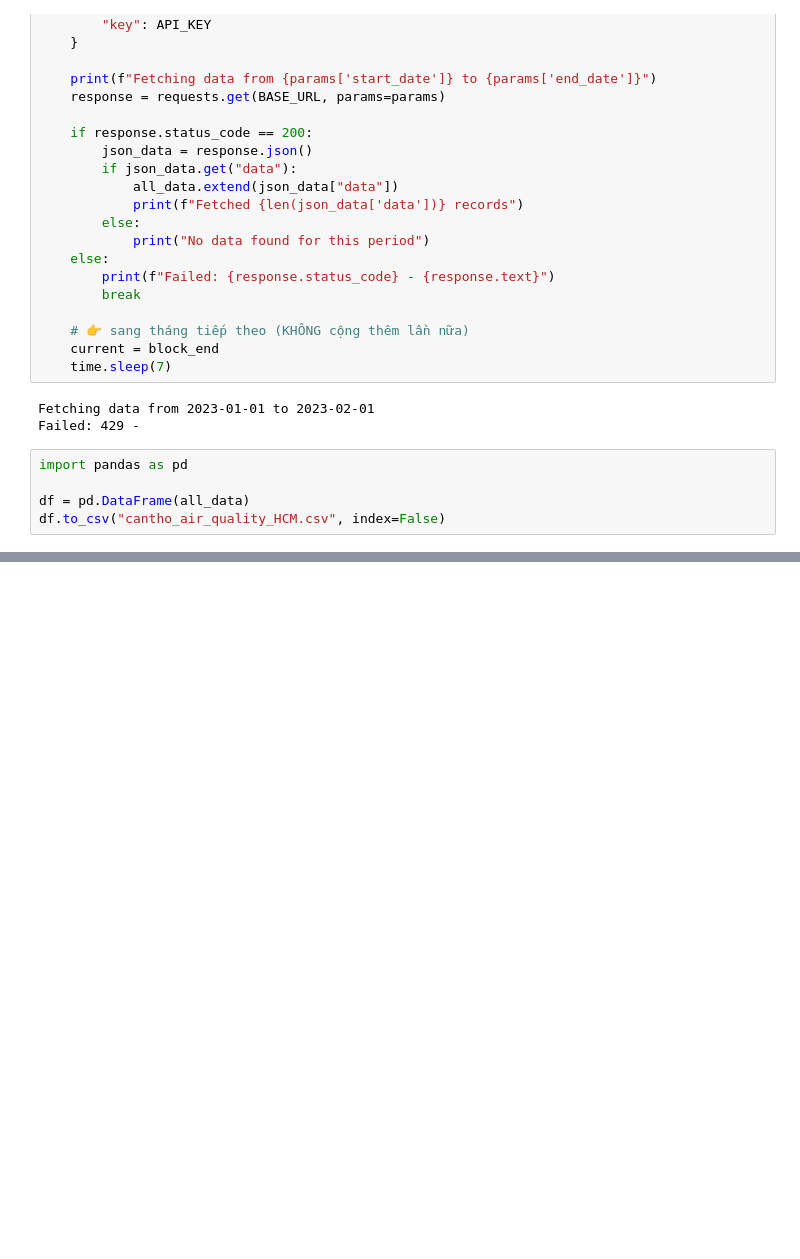
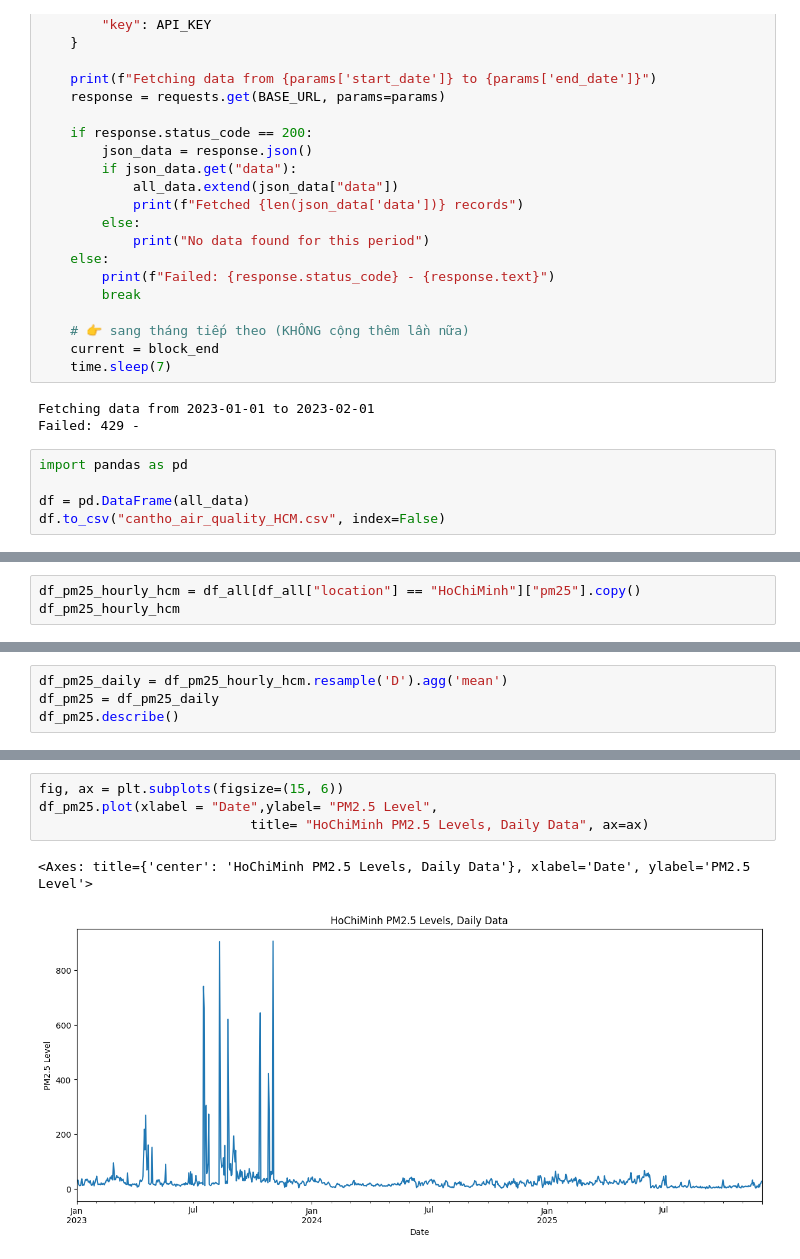
Before and after one commit to son3005/air-quality-forecasting, a Jupyter notebook: aa.ipynb, the cells around one changed output, grey strips where cells are left out. Saved outputs shown, nothing was run; the diff lists cells and outputs as text; blank space fills up the shorter version.

```diff
--- a/aa.ipynb
+++ b/aa.ipynb
@@ -62,0 +182,3 @@ df.to_csv("cantho_air_quality_HCM.csv", index=False)
+# %%
+df_pm25_hourly_hcm = df_all[df_all["location"] == "HoChiMinh"]["pm25"].copy()
+df_pm25_hourly_hcm
@@ -62,0 +199,4 @@ df.to_csv("cantho_air_quality_HCM.csv", index=False)
+# %%
+df_pm25_daily = df_pm25_hourly_hcm.resample('D').agg('mean')
+df_pm25 = df_pm25_daily
+df_pm25.describe()
@@ -62,0 +265,7 @@ df.to_csv("cantho_air_quality_HCM.csv", index=False)
+# %%
+fig, ax = plt.subplots(figsize=(15, 6))
+df_pm25.plot(xlabel = "Date",ylabel= "PM2.5 Level",
+                           title= "HoChiMinh PM2.5 Levels, Daily Data", ax=ax)
+# %% [output]
+<Axes: title={'center': 'HoChiMinh PM2.5 Levels, Daily Data'}, xlabel='Date', ylabel='PM2.5 Level'>
+[figure, added]
```
Also changed, not shown: parts of 11 cells of this notebook, 12 other files.
